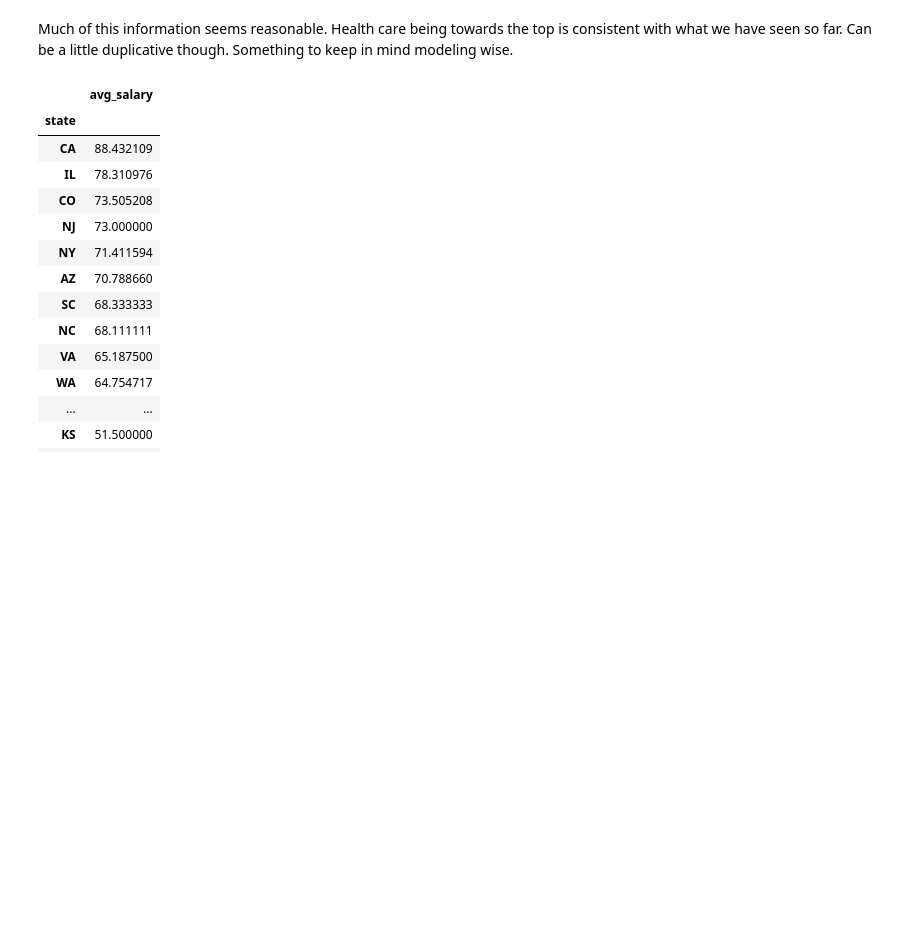
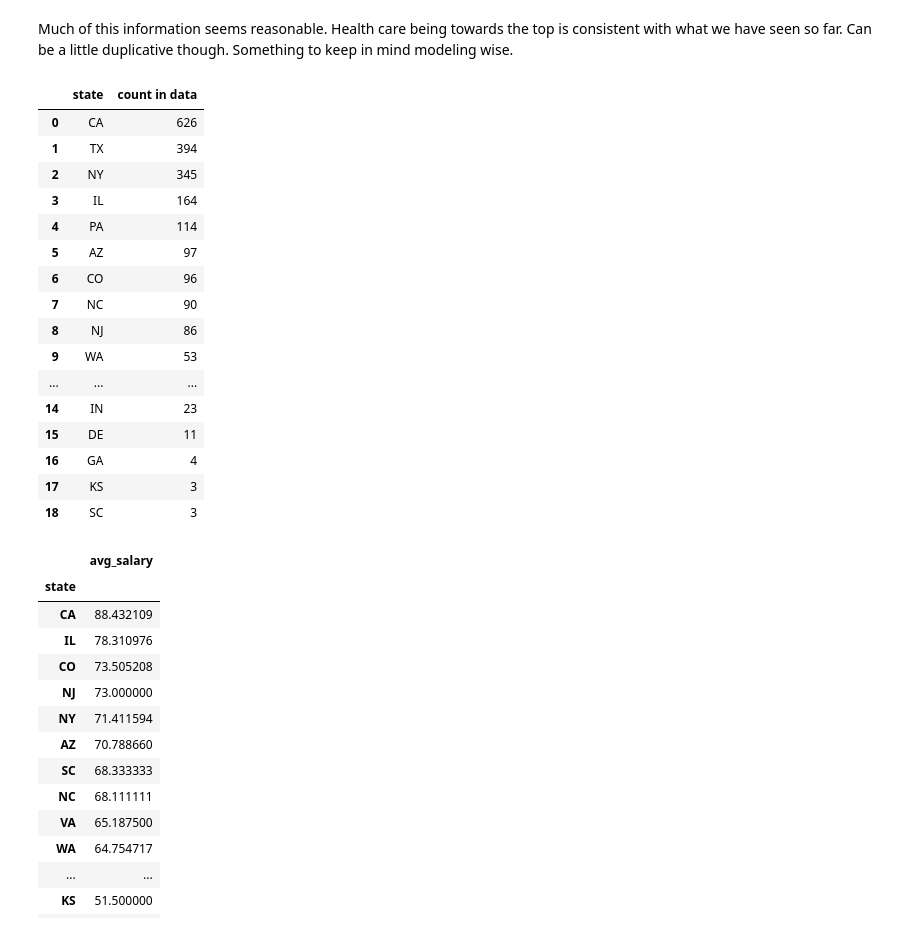
Before and after one commit to azcastillo/data_analyst_salary_predictor, a Jupyter notebook: salary_eda.ipynb, the cells around one changed output. Drawn from its saved outputs; the diff is of its cells as text; code cells hidden in the pictures; blank space fills up the shorter version.

```diff
--- a/salary_eda.ipynb
+++ b/salary_eda.ipynb
@@ -408,6 +409,29 @@ pd.pivot_table(df, index='Industry', values='avg_salary', aggfunc='mean').sort_v
 | Audiovisual | 36.000000 |
 # %% [markdown]
 Much of this information seems reasonable. Health care being towards the top is consistent with what we have seen so far. Can be a little duplicative though. Something to keep in mind modeling wise.
+# %%
+#get the relative count of the number of times each state appears in the data.
+state_count=df.state.value_counts()
+state_dict={'state':state_count.index, 'count in data': state_counts.values}
+pd.DataFrame(state_dict)
+# %% [output]
+|  | state | count in data |
+| 0 | CA | 626 |
+| 1 | TX | 394 |
+| 2 | NY | 345 |
+| 3 | IL | 164 |
+| 4 | PA | 114 |
+| 5 | AZ | 97 |
+| 6 | CO | 96 |
+| 7 | NC | 90 |
+| 8 | NJ | 86 |
+| 9 | WA | 53 |
+| ... | ... | ... |
+| 14 | IN | 23 |
+| 15 | DE | 11 |
+| 16 | GA | 4 |
+| 17 | KS | 3 |
+| 18 | SC | 3 |
 # %%
 #check the average salary by state
 #company state, the average salary and the seniority
```
Also changed, not shown: parts of 8 cells of this notebook, 4 other files.
